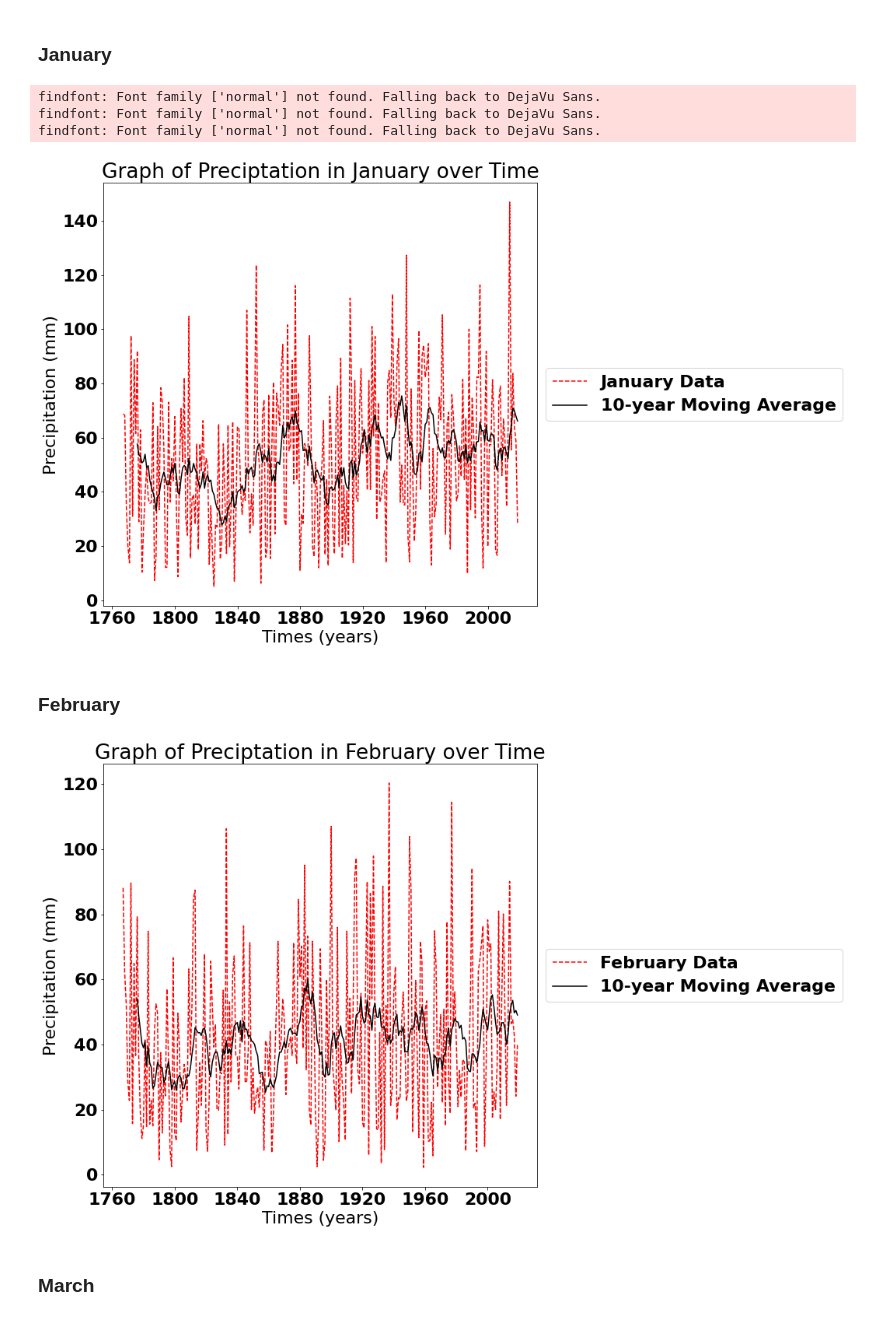
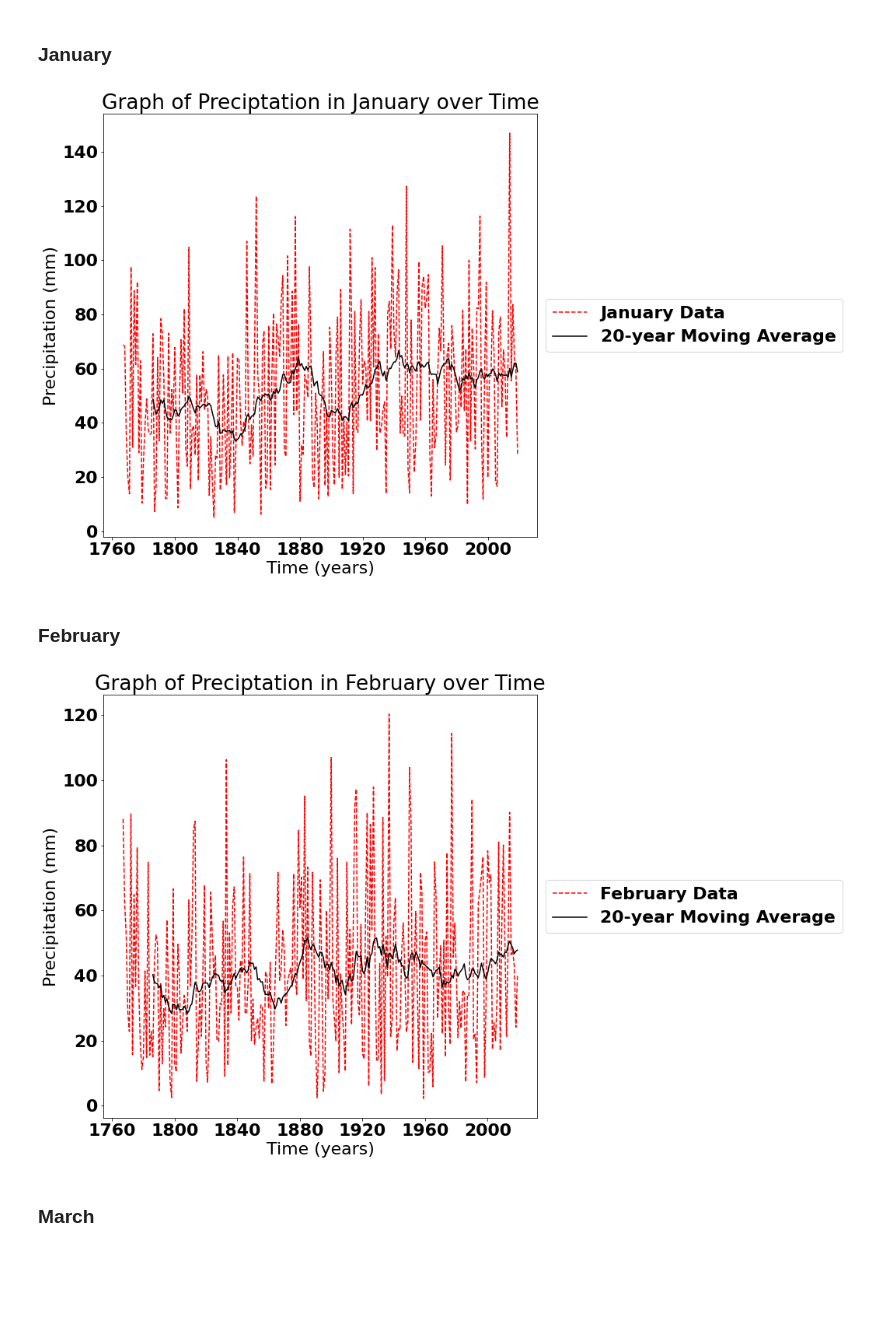
Before and after one commit to themathedges/3YP-Standalone-Kennington, a Jupyter notebook: Ravi/Precipitation_Data_Exploration_Ravi.ipynb, the cells around one changed output. Drawn from its saved outputs; the diff is of its cells as text; code cells hidden in the pictures; blank space fills up the shorter version.

```diff
--- a/Ravi/Precipitation_Data_Exploration_Ravi.ipynb
+++ b/Ravi/Precipitation_Data_Exploration_Ravi.ipynb
@@ -200,0 +256,3 @@ From this graph, we can see that average precipitation over time shows an increa
+# %%
+exploratory_df['Winter'] = exploratory_df[['Dec', 'Jan', 'Feb']].sum(axis = 1)        # Winter column in dataframe
+exploratory_df['Winter_SMA_20'] = exploratory_df.Winter.rolling(20).mean()            # calculating a 20-year rolling mean
@@ -200,0 +275,3 @@ From this graph, we can see that average precipitation over time shows an increa
+# %%
+exploratory_df['Spring'] = exploratory_df[['Mar', 'Apr', 'May']].sum(axis = 1)        # Spring column in dataframe
+exploratory_df['Spring_SMA_20'] = exploratory_df.Spring.rolling(20).mean()            # calculating a 20-year rolling mean
@@ -201,12 +296,12 @@ From this graph, we can see that average precipitation over time shows an increa
 # %% [markdown]
 ### January
 # %%
-exploratory_df['SMA_Jan_10'] = exploratory_df.Jan.rolling(10).mean()     # calculating a 10 year moving average for January
+exploratory_df['SMA_Jan_20'] = exploratory_df.Jan.rolling(20).mean()     # calculating a 20 year moving average for January
 # %%
 # Let us consider each of the months by themselves
 jan_fig, jan_ax = plt.subplots(figsize = (10, 10))
 jan_ax.plot(exploratory_df['YYYY'], exploratory_df['Jan'], 'r--', label = 'January Data')
-jan_ax.plot(exploratory_df['YYYY'], exploratory_df['SMA_Jan_10'], color = 'k', label = '10-year Moving Average')
+jan_ax.plot(exploratory_df['YYYY'], exploratory_df['SMA_Jan_20'], color = 'k', label = '20-year Moving Average')
 jan_ax.set(title = 'Graph of Preciptation in January over Time', xlabel= 'Time (years)', ylabel='Precipitation (mm)')
 jan_ax.legend(loc='center left', bbox_to_anchor=(1, 0.5))
 font = {'family' : 'normal',
@@ -215,27 +310,24 @@ font = {'family' : 'normal',
 
 matplotlib.rc('font', **font)
 # %% [output]
-findfont: Font family ['normal'] not found. Falling back to DejaVu Sans.
-findfont: Font family ['normal'] not found. Falling back to DejaVu Sans.
-findfont: Font family ['normal'] not found. Falling back to DejaVu Sans.
-[figure, old version]
+[figure, new version]
 # %% [markdown]
 ### February
 # %%
-exploratory_df['SMA_Feb_10'] = exploratory_df.Feb.rolling(10).mean()     # calculating a 10 year moving average for January
+exploratory_df['SMA_Feb_20'] = exploratory_df.Feb.rolling(20).mean()     # calculating a 20 year moving average for January
 # %%
 # Let us consider each of the months by themselves
 feb_fig, feb_ax = plt.subplots(figsize = (10, 10))
 feb_ax.plot(exploratory_df['YYYY'], exploratory_df['Feb'], 'r--', label = 'February Data')
-feb_ax.plot(exploratory_df['YYYY'], exploratory_df['SMA_Feb_10'], color = 'k', label = '10-year Moving Average')
+feb_ax.plot(exploratory_df['YYYY'], exploratory_df['SMA_Feb_20'], color = 'k', label = '20-year Moving Average')
 feb_ax.set(title = 'Graph of Preciptation in February over Time', xlabel= 'Time (years)', ylabel='Precipitation (mm)')
 feb_ax.legend(loc='center left', bbox_to_anchor=(1, 0.5))
 font = {'family' : 'normal',
         'weight' : 'bold',
         'size'   : 22}
 matplotlib.rc('font', **font)
 # %% [output]
-[figure, old version]
+[figure, new version]
 # %% [markdown]
 ### March
 # %%
```
Also changed, not shown: parts of 37 cells of this notebook.
